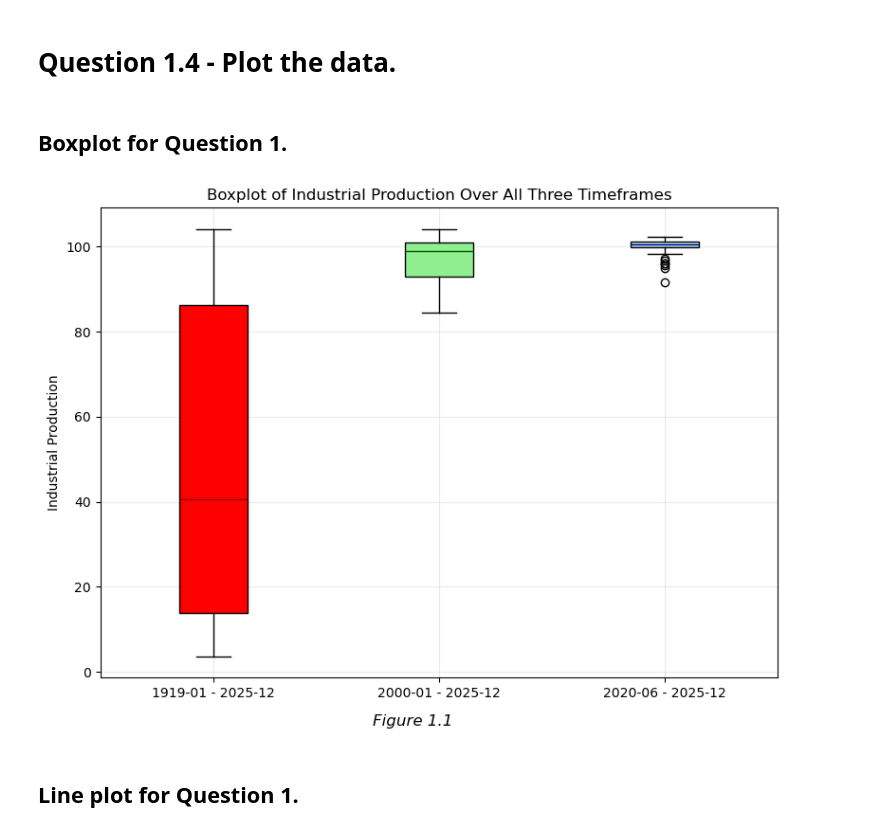
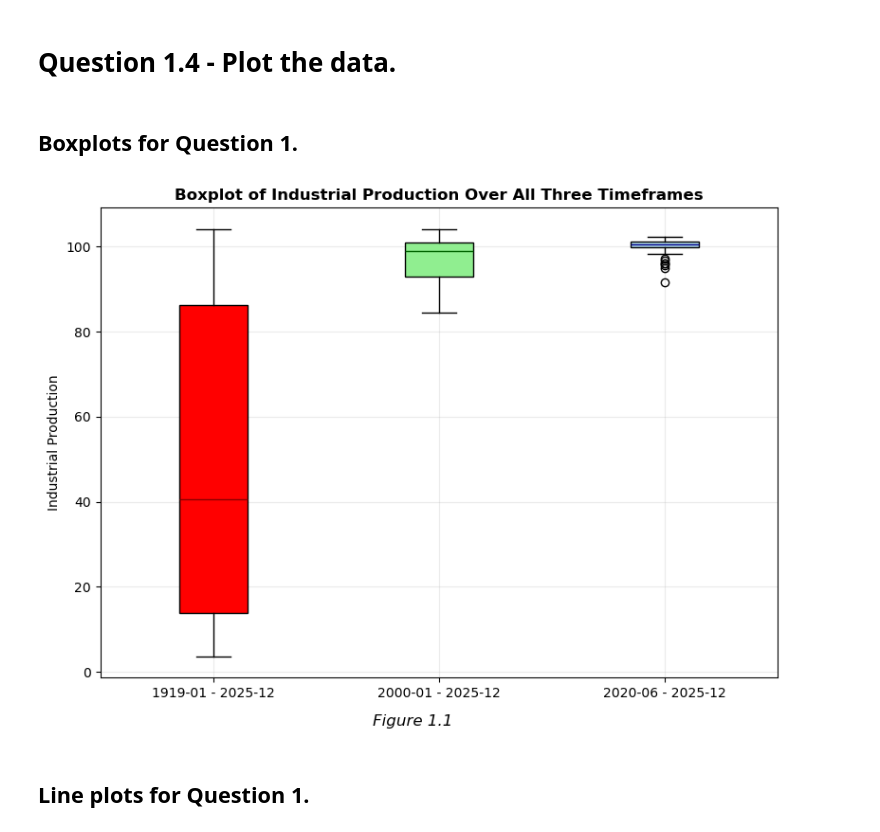
Before and after one commit to Vazquez-Michael-V/570_homework, a Jupyter notebook: assignment_1/assignment_1.ipynb, the cells around one changed output. Cells and saved outputs as stored; diff of their text form; code cells hidden in the pictures.

```diff
--- a/assignment_1/assignment_1.ipynb
+++ b/assignment_1/assignment_1.ipynb
@@ -126,3 +130,5 @@ Additional timeframe columns have been assigned.
+# %%
+df_indpro = df_indpro.sort_values(by=['observation_date']).reset_index(drop=True)
 # %% [markdown]
 ## Display some rows of df_indpro.
 # %%
@@ -241,44 +247,44 @@ Summary statistics, timeframe from 2020-06 to 2025-12.
 # %% [markdown]
 # Question 1.4 - Plot the data.
 # %% [markdown]
-## Boxplot for Question 1.
+## Boxplots for Question 1.
 # %%
 fig, ax = plt.subplots(figsize=(8, 6))
 
 bp = ax.boxplot(
     [tf_all_dict['df']['indpro'], tf_00s_dict['df']['indpro'], tf_20s_dict['df']['indpro']],
     positions=[1, 2, 3],
     tick_labels=[
         f"{tf_all_dict['min_date'].strftime('%Y-%m')} - {tf_all_dict['max_date'].strftime('%Y-%m')}",
         f"{tf_00s_dict['min_date'].strftime('%Y-%m')} - {tf_00s_dict['max_date'].strftime('%Y-%m')}",
         f"{tf_20s_dict['min_date'].strftime('%Y-%m')} - {tf_20s_dict['max_date'].strftime('%Y-%m')}"
     ],
     patch_artist=True
 )
 
 
 box_colors = ['red', 'lightgreen', 'lightblue']
 for patch, color in zip(bp['boxes'], box_colors):
     patch.set_facecolor(color)
 
 median_colors = ['darkred', 'darkgreen', 'darkblue']
 for median, color in zip(bp['medians'], median_colors):
     median.set_color(color)
     median.set_linewidth(1)
 
 
 ax.set_ylabel('Industrial Production')
-ax.set_title("Boxplot of Industrial Production Over All Three Timeframes")
+ax.set_title("Boxplot of Industrial Production Over All Three Timeframes", fontweight='bold')
 ax.grid(True, alpha=0.25)
 
 fig.text(0.5, 0.03, 'Figure 1.1', ha='center', fontsize=12, style='italic')
 
 plt.tight_layout(rect=[0, 0.05, 1, 1])
 plt.show()
 # %% [output]
-[figure, old version]
+[figure, new version]
 # %% [markdown]
-## Line plot for Question 1.
+## Line plots for Question 1.
 # %%
 fig, axes = plt.subplots(nrows=3, ncols=1, figsize=(10, 6), sharex=True, sharey=False)
 
```
Also changed, not shown: parts of 11 cells of this notebook.
